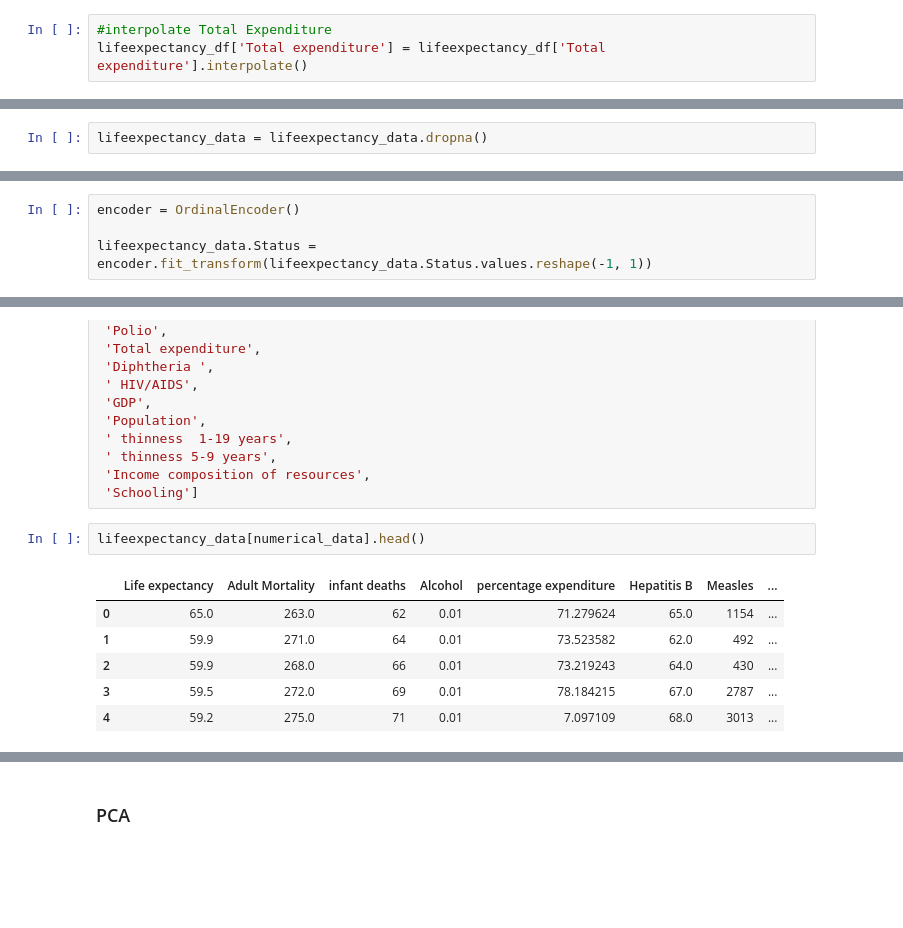
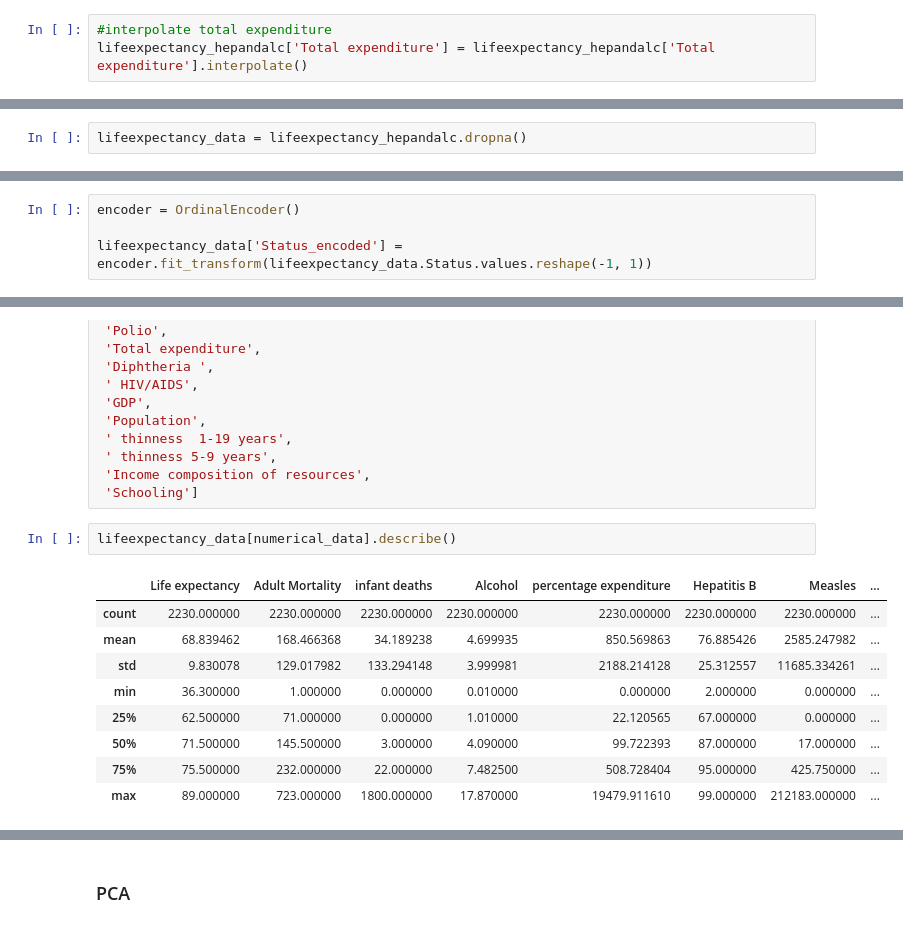
Before and after one commit to cullinap/thinkful, a Jupyter notebook: Challenge.ipynb, the cells around one changed output, grey strips where cells are left out. Drawn from its saved outputs; the diff is of its cells as text; blank space fills up the shorter version.

```diff
--- a/Challenge.ipynb
+++ b/Challenge.ipynb
@@ -260,3 +286,3 @@ lifeexpectancy_df['Hepatitis B'] = lifeexpectancy_df['Hepatitis B'].interpolate(
 # %%
-#interpolate Total Expenditure
-lifeexpectancy_df['Total expenditure'] = lifeexpectancy_df['Total expenditure'].interpolate()
+#interpolate total expenditure
+lifeexpectancy_hepandalc['Total expenditure'] = lifeexpectancy_hepandalc['Total expenditure'].interpolate()
@@ -270,2 +314,2 @@ lifeexpectancy_data = lifeexpectancy_df[~lifeexpectancy_df.Country.isin(no_pop)]
 # %%
-lifeexpectancy_data = lifeexpectancy_data.dropna()
+lifeexpectancy_data = lifeexpectancy_hepandalc.dropna()
@@ -341,7 +348,3 @@ array(['Afghanistan', 'Albania', 'Algeria', 'Angola', 'Argentina',
 lifeexpectancy_data['Status'].unique()
 # %% [output]
 array(['Developing', 'Developed'], dtype=object)
-# %%
-encoder = OrdinalEncoder()
-
-lifeexpectancy_data.Status = encoder.fit_transform(lifeexpectancy_data.Status.values.reshape(-1, 1))
@@ -354,0 +369,4 @@ array([2015, 2014, 2013, 2012, 2011, 2010, 2009, 2008, 2007, 2006, 2005,
+# %%
+encoder = OrdinalEncoder()
+
+lifeexpectancy_data['Status_encoded'] = encoder.fit_transform(lifeexpectancy_data.Status.values.reshape(-1, 1))
@@ -376,14 +411,17 @@ numerical_data = [
  'Income composition of resources',
  'Schooling']
 # %%
-lifeexpectancy_data[numerical_data].head()
+lifeexpectancy_data[numerical_data].describe()
 # %% [output]
 |  | Life expectancy | Adult Mortality | infant deaths | Alcohol | percentage expenditure | Hepatitis B | Measles | ... |
-| 0 | 65.0 | 263.0 | 62 | 0.01 | 71.279624 | 65.0 | 1154 | ... |
-| 1 | 59.9 | 271.0 | 64 | 0.01 | 73.523582 | 62.0 | 492 | ... |
-| 2 | 59.9 | 268.0 | 66 | 0.01 | 73.219243 | 64.0 | 430 | ... |
-| 3 | 59.5 | 272.0 | 69 | 0.01 | 78.184215 | 67.0 | 2787 | ... |
-| 4 | 59.2 | 275.0 | 71 | 0.01 | 7.097109 | 68.0 | 3013 | ... |
+| count | 2230.000000 | 2230.000000 | 2230.000000 | 2230.000000 | 2230.000000 | 2230.000000 | 2230.000000 | ... |
+| mean | 68.839462 | 168.466368 | 34.189238 | 4.699935 | 850.569863 | 76.885426 | 2585.247982 | ... |
+| std | 9.830078 | 129.017982 | 133.294148 | 3.999981 | 2188.214128 | 25.312557 | 11685.334261 | ... |
+| min | 36.300000 | 1.000000 | 0.000000 | 0.010000 | 0.000000 | 2.000000 | 0.000000 | ... |
+| 25% | 62.500000 | 71.000000 | 0.000000 | 1.010000 | 22.120565 | 67.000000 | 0.000000 | ... |
+| 50% | 71.500000 | 145.500000 | 3.000000 | 4.090000 | 99.722393 | 87.000000 | 17.000000 | ... |
+| 75% | 75.500000 | 232.000000 | 22.000000 | 7.482500 | 508.728404 | 95.000000 | 425.750000 | ... |
+| max | 89.000000 | 723.000000 | 1800.000000 | 17.870000 | 19479.911610 | 99.000000 | 212183.000000 | ... |
 # %%
 plt.figure(figsize = (20,40))
 
```
Also changed, not shown: parts of 59 cells of this notebook.
